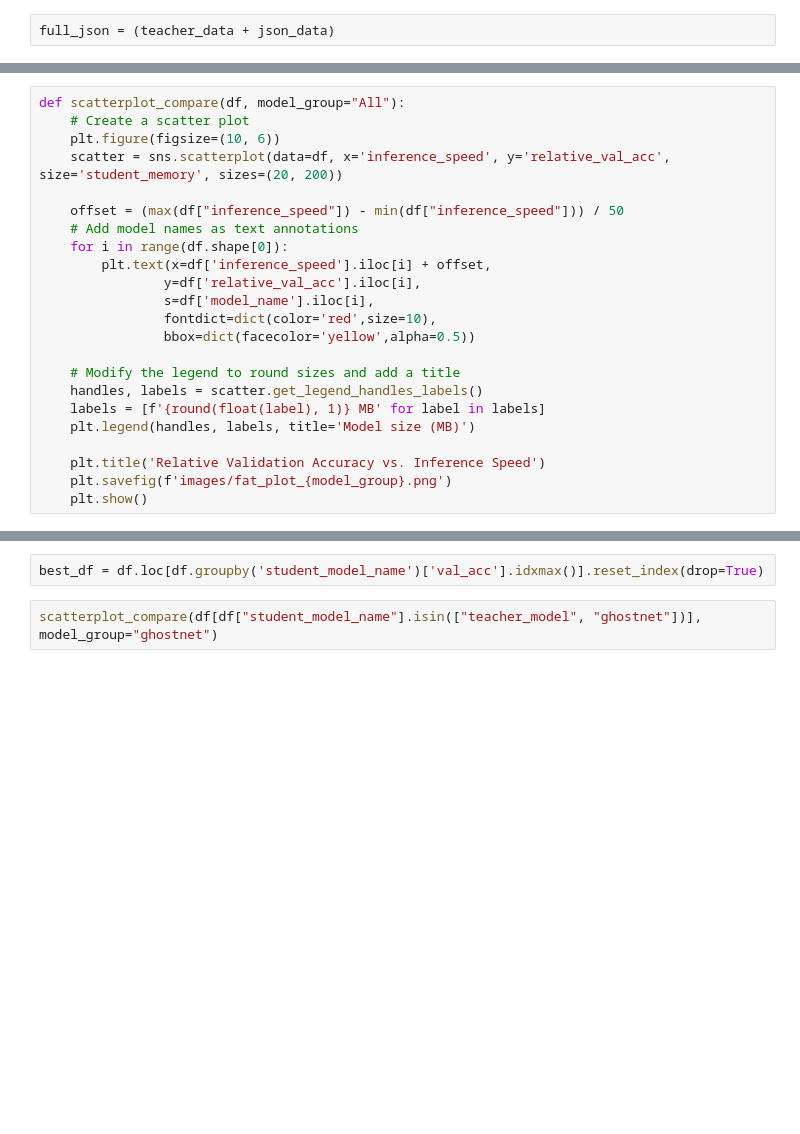
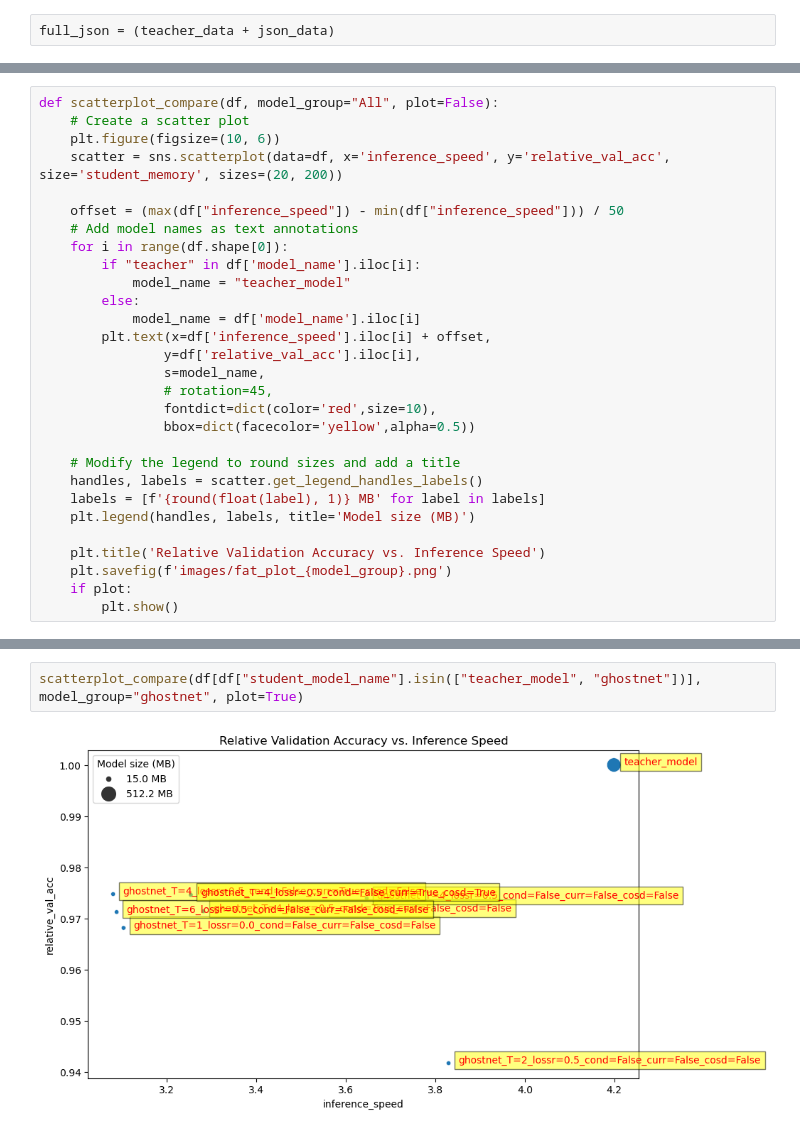
Before and after one commit to AndrisFreeman/KnowledgeDistillation_AZ, a Jupyter notebook: eval_experiments.ipynb, the cells around one changed output, grey strips where cells are left out. Saved outputs shown, nothing was run; the diff lists cells and outputs as text; blank space fills up the shorter version.

```diff
--- a/eval_experiments.ipynb
+++ b/eval_experiments.ipynb
@@ -237,5 +239,5 @@ plot_accs(df_melted_accs[df_melted_accs["student_model_name"].isin(["teacher_mod
 # %%
-def scatterplot_compare(df, model_group="All"):
+def scatterplot_compare(df, model_group="All", plot=False):
     # Create a scatter plot
     plt.figure(figsize=(10, 6))
     scatter = sns.scatterplot(data=df, x='inference_speed', y='relative_val_acc', size='student_memory', sizes=(20, 200))
@@ -243,9 +245,14 @@ def scatterplot_compare(df, model_group="All"):
     offset = (max(df["inference_speed"]) - min(df["inference_speed"])) / 50
     # Add model names as text annotations
     for i in range(df.shape[0]):
+        if "teacher" in df['model_name'].iloc[i]:
+            model_name = "teacher_model"
+        else:
+            model_name = df['model_name'].iloc[i]
         plt.text(x=df['inference_speed'].iloc[i] + offset,
                 y=df['relative_val_acc'].iloc[i],
-                s=df['model_name'].iloc[i],
+                s=model_name,
+                # rotation=45,
                 fontdict=dict(color='red',size=10),
                 bbox=dict(facecolor='yellow',alpha=0.5))
 
@@ -256,6 +263,7 @@ def scatterplot_compare(df, model_group="All"):
 
     plt.title('Relative Validation Accuracy vs. Inference Speed')
     plt.savefig(f'images/fat_plot_{model_group}.png')
-    plt.show()
+    if plot:
+        plt.show()
 # %%
 df["student_model_name"].unique()[1:]
@@ -262,6 +273,6 @@ df["student_model_name"].unique()[1:]
-# %%
-best_df = df.loc[df.groupby('student_model_name')['val_acc'].idxmax()].reset_index(drop=True)
 # %%
-scatterplot_compare(df[df["student_model_name"].isin(["teacher_model", "ghostnet"])], model_group="ghostnet")
+scatterplot_compare(df[df["student_model_name"].isin(["teacher_model", "ghostnet"])], model_group="ghostnet", plot=True)
+# %% [output]
+[figure, added]
 # %%
 scatterplot_compare(df[df["student_model_name"].isin(["teacher_model", "mobilenet-V3-large"])], model_group="mobilenet-V3-large")
```
Also changed, not shown: parts of 16 cells of this notebook, 15 other files.
